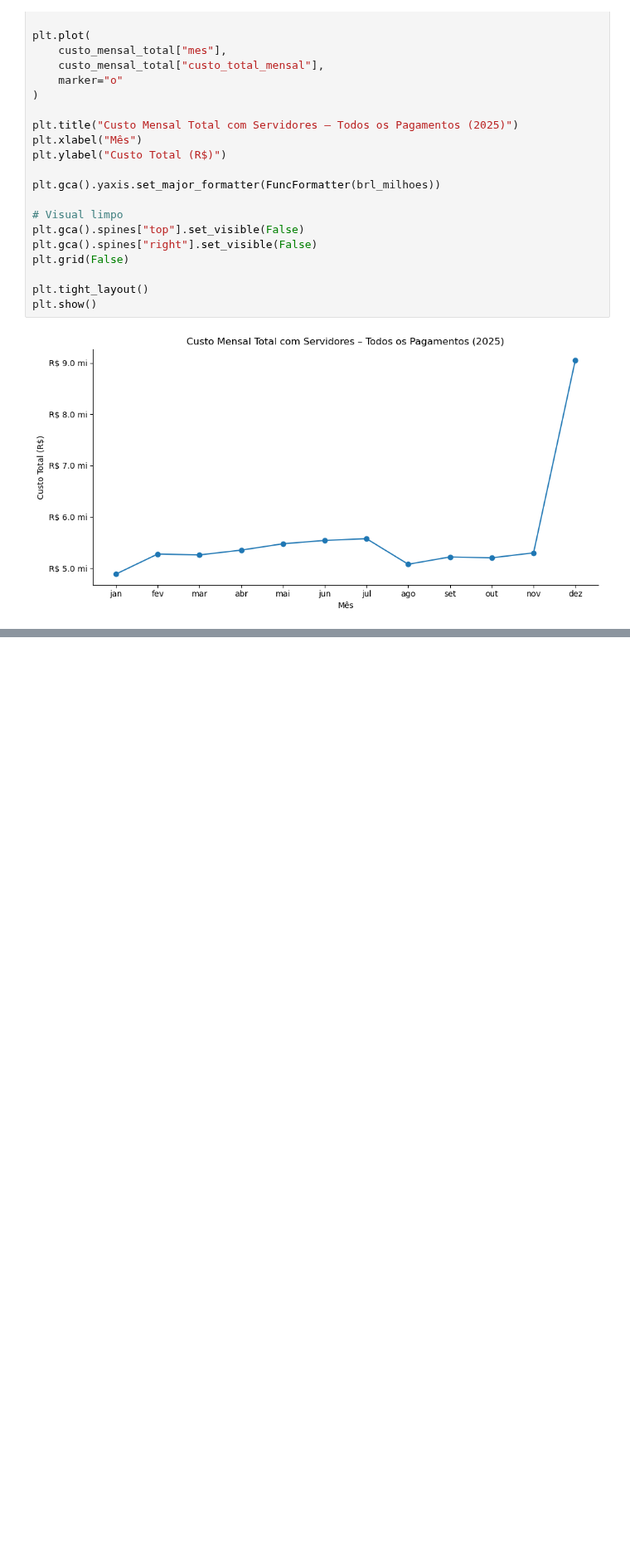
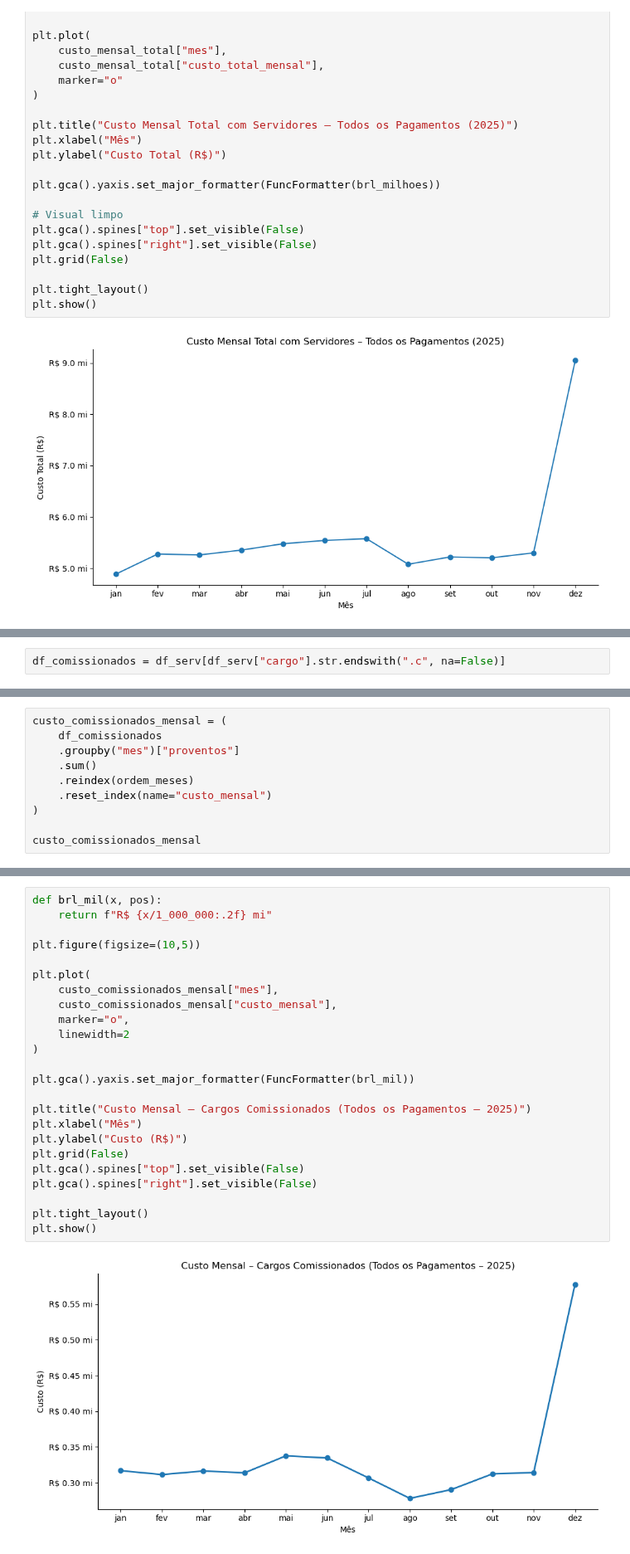
Before and after one commit to oguidenardi/folha_pagamento_santa_rita_2025, a Jupyter notebook: notebooks/04_exploratory_data_analysis.ipynb, the cells around one changed output, grey strips where cells are left out. Shown at 83% size. Cells and saved outputs as stored; diff of their text form; blank space fills up the shorter version.

Commit message:
feat(eda): add full cost analysis for commissioned positions using cargo suffix filter

```diff
--- a/notebooks/04_exploratory_data_analysis.ipynb
+++ b/notebooks/04_exploratory_data_analysis.ipynb
@@ -1133,0 +1140,2 @@ plt.show()
+# %%
+df_comissionados = df_serv[df_serv["cargo"].str.endswith(".c", na=False)]
@@ -1133,0 +1170,10 @@ plt.show()
+# %%
+custo_comissionados_mensal = (
+    df_comissionados
+    .groupby("mes")["proventos"]
+    .sum()
+    .reindex(ordem_meses)
+    .reset_index(name="custo_mensal")
+)
+
+custo_comissionados_mensal
@@ -1133,0 +1200,26 @@ plt.show()
+# %%
+def brl_mil(x, pos):
+    return f"R$ {x/1_000_000:.2f} mi"
+
+plt.figure(figsize=(10,5))
+
+plt.plot(
+    custo_comissionados_mensal["mes"],
+    custo_comissionados_mensal["custo_mensal"],
+    marker="o",
+    linewidth=2
+)
+
+plt.gca().yaxis.set_major_formatter(FuncFormatter(brl_mil))
+
+plt.title("Custo Mensal – Cargos Comissionados (Todos os Pagamentos – 2025)")
+plt.xlabel("Mês")
+plt.ylabel("Custo (R$)")
+plt.grid(False)
+plt.gca().spines["top"].set_visible(False)
+plt.gca().spines["right"].set_visible(False)
+
+plt.tight_layout()
+plt.show()
+# %% [output]
+[figure, added]
```
Also changed, not shown: parts of 6 cells of this notebook.
